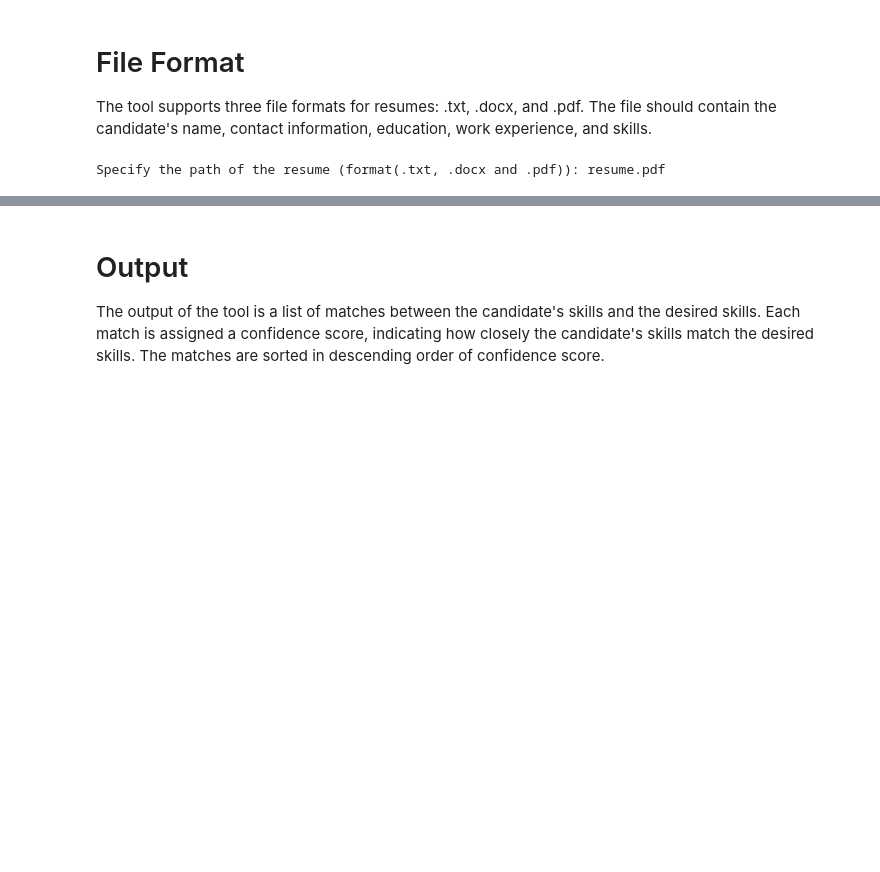
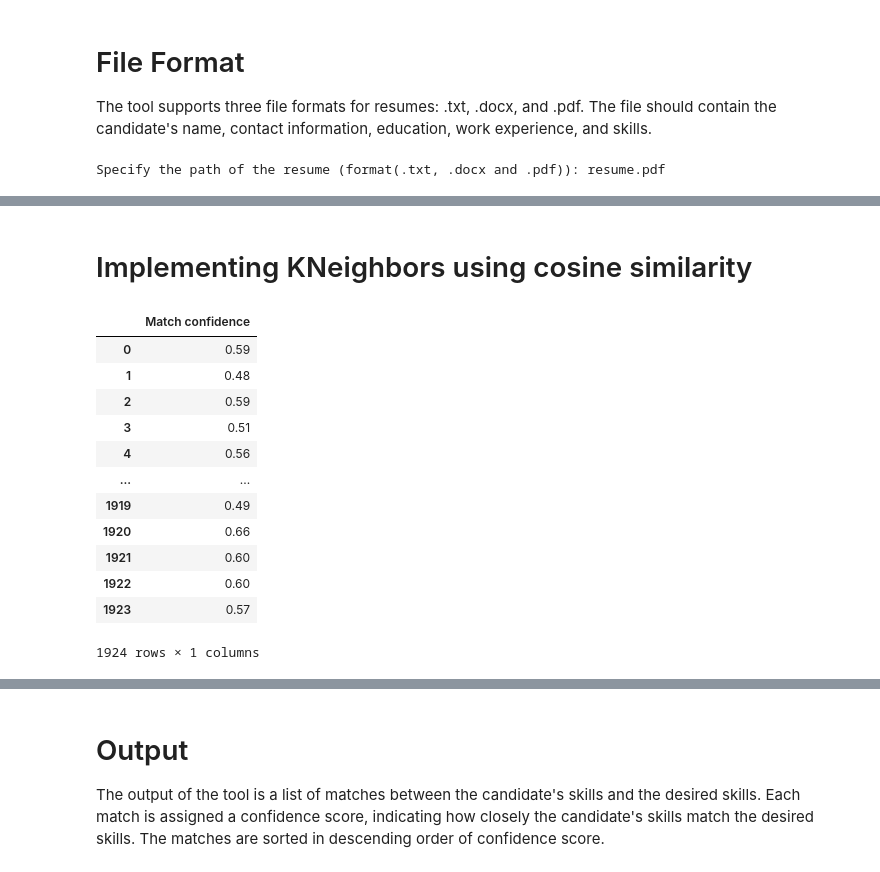
Before and after one commit to anurag-singh2001/AI-Resume-Analyzer, a Jupyter notebook: AI Resume Analyzer.ipynb, the cells around one changed output, grey strips where cells are left out. Drawn from its saved outputs; the diff is of its cells as text; code cells hidden in the pictures; blank space fills up the shorter version.

```diff
--- a/AI Resume Analyzer.ipynb
+++ b/AI Resume Analyzer.ipynb
@@ -355,0 +362,2 @@ df1[['Position', 'Company','Location']].head(10).reset_index()
+# %% [markdown]
+# Implementing KNeighbors using cosine similarity
@@ -355,0 +403,18 @@ df1[['Position', 'Company','Location']].head(10).reset_index()
+# %%
+# Convert the 'matches' list to a pandas DataFrame with a column named 'Match confidence'
+matches = pd.DataFrame(matches, columns=['Match confidence'])
+matches
+# %% [output]
+|  | Match confidence |
+| 0 | 0.59 |
+| 1 | 0.48 |
+| 2 | 0.59 |
+| 3 | 0.51 |
+| 4 | 0.56 |
+| ... | ... |
+| 1919 | 0.49 |
+| 1920 | 0.66 |
+| 1921 | 0.60 |
+| 1922 | 0.60 |
+| 1923 | 0.57 |
+1924 rows × 1 columns
```
Also changed, not shown: parts of 16 cells of this notebook, 7 other files.
